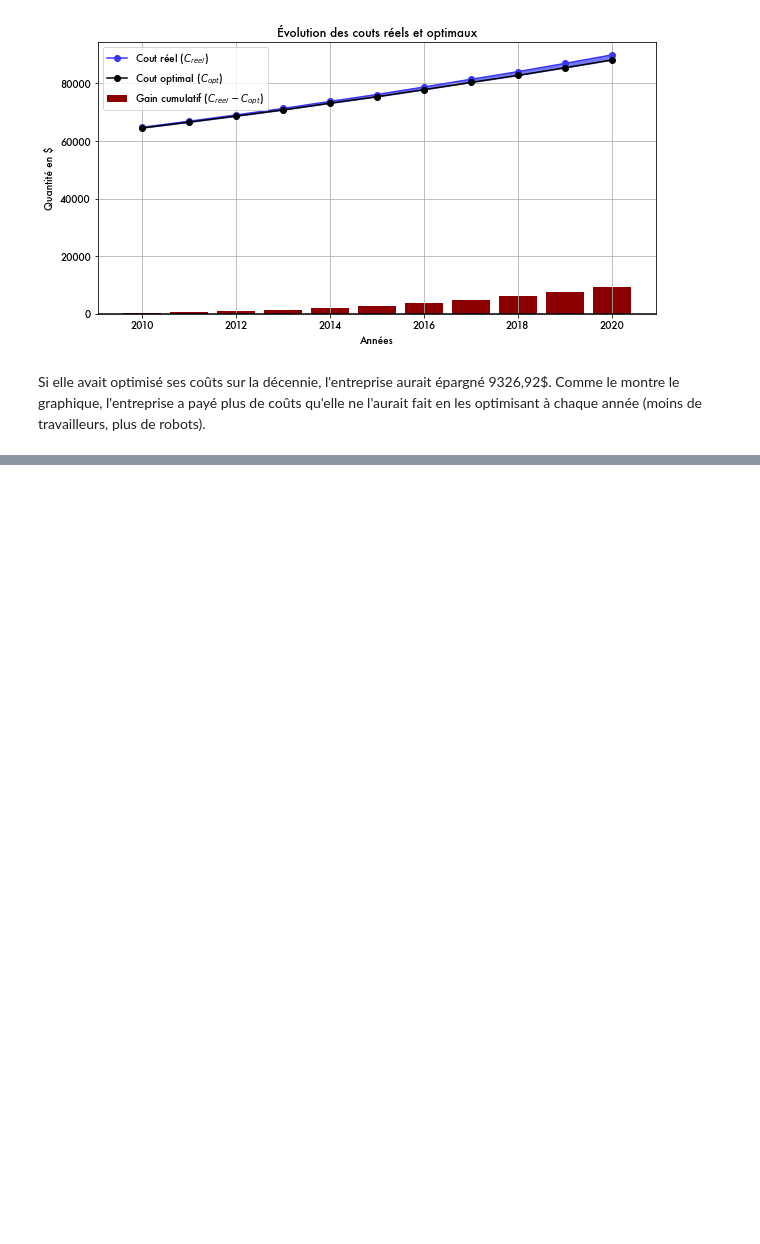
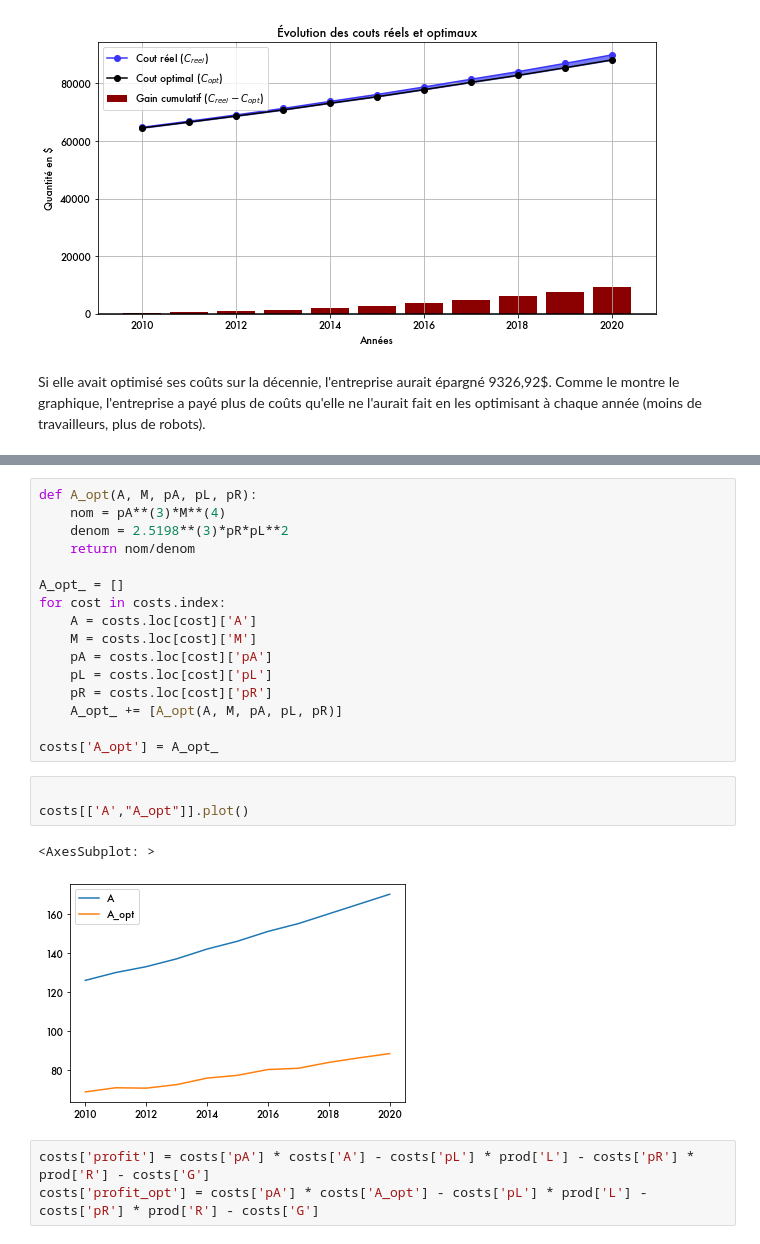
Before and after one commit to felixpoirier1/Devoir4, a Jupyter notebook: Devoir.ipynb, the cells around one changed output, grey strips where cells are left out. Saved outputs shown, nothing was run; the diff lists cells and outputs as text; blank space fills up the shorter version.

```diff
--- a/Devoir.ipynb
+++ b/Devoir.ipynb
@@ -237,0 +267,25 @@ Si elle avait optimisé ses coûts sur la décennie, l'entreprise aurait épargn
+# %%
+def A_opt(A, M, pA, pL, pR):
+    nom = pA**(3)*M**(4)
+    denom = 2.5198**(3)*pR*pL**2
+    return nom/denom
+
+A_opt_ = []
+for cost in costs.index:
+    A = costs.loc[cost]['A']
+    M = costs.loc[cost]['M']
+    pA = costs.loc[cost]['pA']
+    pL = costs.loc[cost]['pL']
+    pR = costs.loc[cost]['pR']
+    A_opt_ += [A_opt(A, M, pA, pL, pR)]
+
+costs['A_opt'] = A_opt_
+# %%
+
+costs[['A',"A_opt"]].plot()
+# %% [output]
+<AxesSubplot: >
+[figure, added]
+# %%
+costs['profit'] = costs['pA'] * costs['A'] - costs['pL'] * prod['L'] - costs['pR'] * prod['R'] - costs['G']
+costs['profit_opt'] = costs['pA'] * costs['A_opt'] - costs['pL'] * prod['L'] - costs['pR'] * prod['R'] - costs['G']
```
Also changed, not shown: parts of 11 cells of this notebook.
